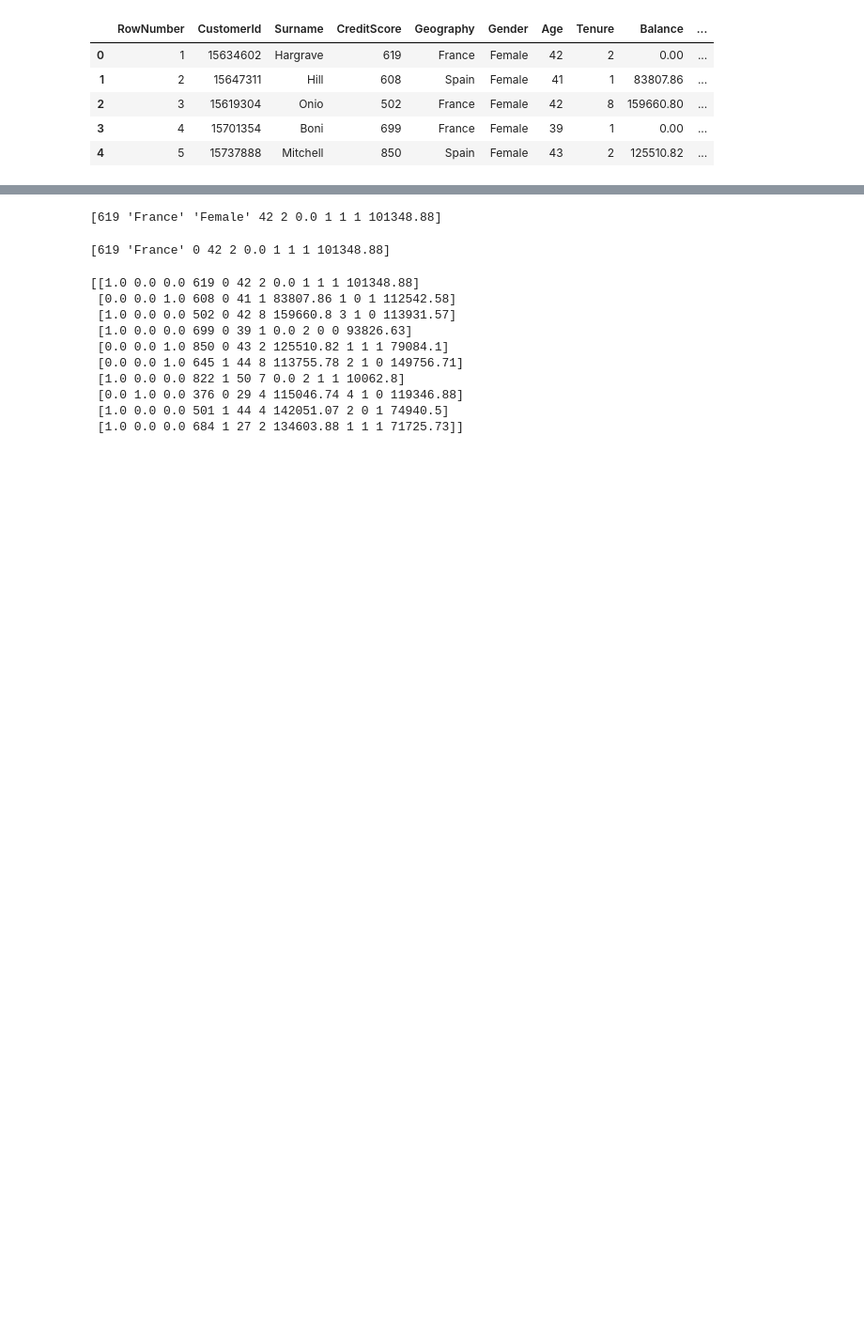
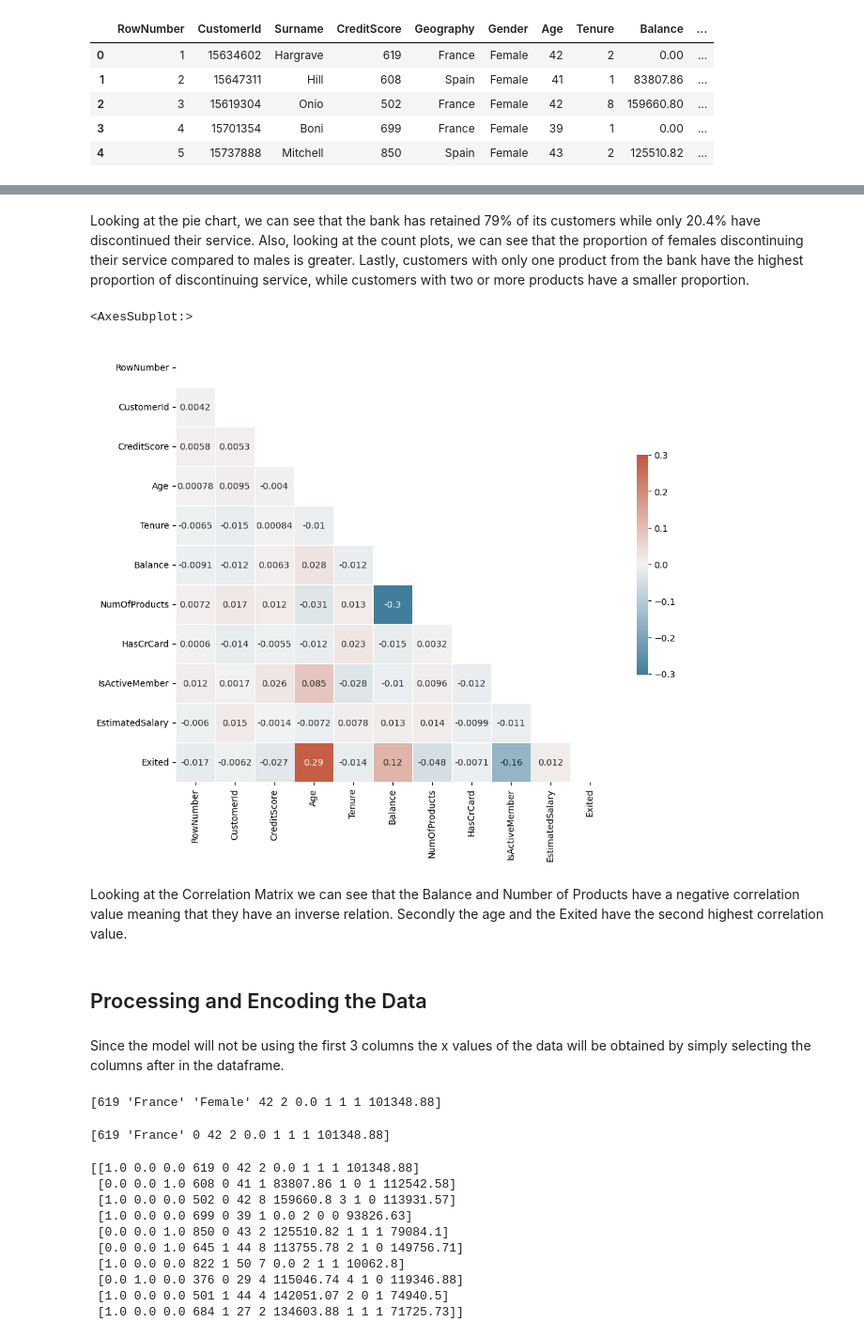
Before and after one commit to JMarcoOviedo/Bank_Customer_Churn-Model, a Jupyter notebook: Bank Churn ANN Model.ipynb, the cells around one changed output, grey strips where cells are left out. Shown at 94% size. Cells and saved outputs as stored; diff of their text form; code cells hidden in the pictures; blank space fills up the shorter version.

```diff
--- a/Bank Churn ANN Model.ipynb
+++ b/Bank Churn ANN Model.ipynb
@@ -53,3 +47,27 @@ Since the model will not be using the first 3 columns the x values of the data w
+# %% [markdown]
+Looking at the pie chart, we can see that the bank has retained 79% of its customers while only 20.4% have discontinued their service. Also, looking at the count plots, we can see that the proportion of females discontinuing their service compared to males is greater. Lastly, customers with only one product from the bank have the highest proportion of discontinuing service, while customers with two or more products have a smaller proportion.
+# %%
+corr = df.corr()
+mask = np.triu(np.ones_like(corr, dtype=bool))
+
+# Set up the matplotlib figure
+f, ax = plt.subplots(figsize=(11, 9))
+
+# Generate a custom diverging colormap
+cmap = sns.diverging_palette(230, 20, as_cmap=True)
+
+# Draw the heatmap with the mask and correct aspect ratio
+sns.heatmap(corr, annot=True,mask=mask, cmap=cmap, vmax=.3, center=0,
+            square=True, linewidths=.5, cbar_kws={"shrink": .5})
+# %% [output]
+<AxesSubplot:>
+[figure, added]
+# %% [markdown]
+Looking at the Correlation Matrix we can see that the Balance and Number of Products have a negative correlation value meaning that they have an inverse relation. Secondly the age and the Exited have the second highest correlation value.
+# %% [markdown]
+## Processing and Encoding the Data
+# %% [markdown]
+Since the model will not be using the first 3 columns the x values of the data will be obtained by simply selecting the columns after in the dataframe.
 # %%
 x = df.iloc[:,3:-1].values  #takes all columns after the credit score expect for the exited val
 y = df.iloc[:,-1].values  #takes the last column which is the Exited value
```
Also changed, not shown: parts of 21 cells of this notebook.
